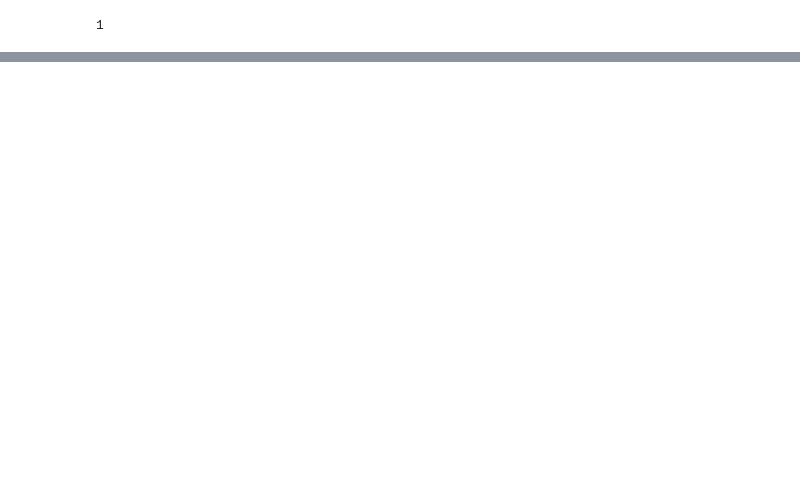
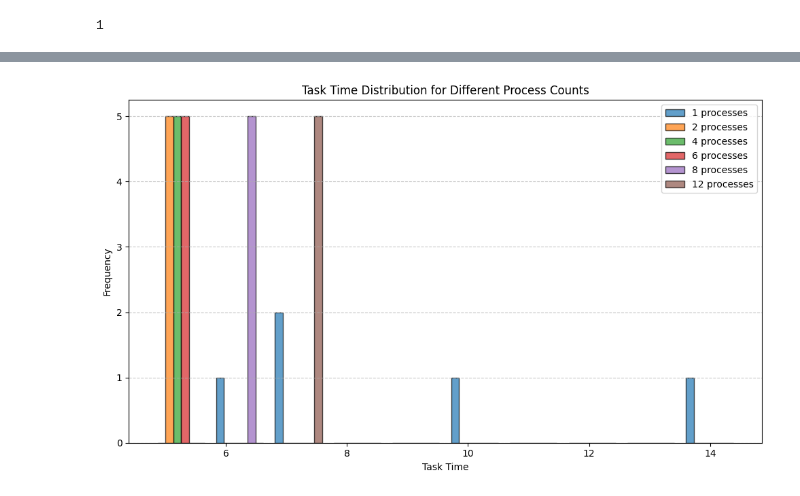
Before and after one commit to sokuroff/TPU-09.04.04-Software-Engineering, a Jupyter notebook: Semester 1/Parallel Data Processing Systems/Lab 1 - Implementation of multithreaded computing on the CPU/Code.ipynb, the cells around one changed output, grey strips where cells are left out. Drawn from its saved outputs; the diff is of its cells as text; code cells hidden in the pictures; blank space fills up the shorter version.

```diff
--- a/Semester 1/Parallel Data Processing Systems/Lab 1 - Implementation of multithreaded computing on the CPU/Code.ipynb
+++ b/Semester 1/Parallel Data Processing Systems/Lab 1 - Implementation of multithreaded computing on the CPU/Code.ipynb
@@ -28,0 +34,73 @@ kernel_relief.shape[0] // 2
+# %%
+import matplotlib.pyplot as plt
+import re
+from collections import defaultdict
+
+# Данные
+file_content = """
+processes: 1
+task_time = 14.475446939468384
+task_time = 10.48185682296753
+task_time = 6.876216173171997
+task_time = 7.220076084136963
+task_time = 6.199229001998901
+processes: 2
+task_time = 4.77557110786438
+task_time = 5.032052516937256
+task_time = 4.7970664501190186
+task_time = 4.8431055545806885
+task_time = 4.83780837059021
+processes: 4
+task_time = 4.957233190536499
+task_time = 4.920474290847778
+task_time = 4.94714093208313
+task_time = 4.9445319175720215
+task_time = 5.033066034317017
+processes: 6
+task_time = 5.5174314975738525
+task_time = 5.276166200637817
+task_time = 5.328756332397461
+task_time = 5.338594198226929
+task_time = 5.264630079269409
+processes: 8
+task_time = 5.860892057418823
+task_time = 5.85207724571228
+task_time = 5.879082202911377
+task_time = 5.856234312057495
+task_time = 5.848374128341675
+processes: 12
+task_time = 7.080087900161743
+task_time = 7.24364447593689
+task_time = 7.176748037338257
+task_time = 7.612695217132568
+task_time = 7.2560505867004395
+"""
+
+# Обработка данных
+process_task_times = defaultdict(list)
+current_processes = None
+
+for line in file_content.splitlines():
+    process_match = re.match(r"processes: (\d+)", line)
+    task_time_match = re.match(r"task_time = ([\d.]+)", line)
+
+    if process_match:
+        current_processes = int(process_match.group(1))
+    elif task_time_match and current_processes is not None:
+        process_task_times[current_processes].append(float(task_time_match.group(1)))
+
+# Визуализация
+task_times = list(process_task_times.values())
+labels = list(process_task_times.keys())
+
+plt.figure(figsize=(10, 6))
+plt.hist(task_times, bins=10, label=[f'{p} processes' for p in labels], alpha=0.7, edgecolor='black')
+plt.xlabel('Task Time')
+plt.ylabel('Frequency')
+plt.title('Task Time Distribution for Different Process Counts')
+plt.legend()
+plt.grid(axis='y', linestyle='--', alpha=0.7)
+plt.tight_layout()
+plt.show()
+# %% [output]
+[figure, added]
```
Also changed, not shown: parts of 5 cells of this notebook, 4 other files.
